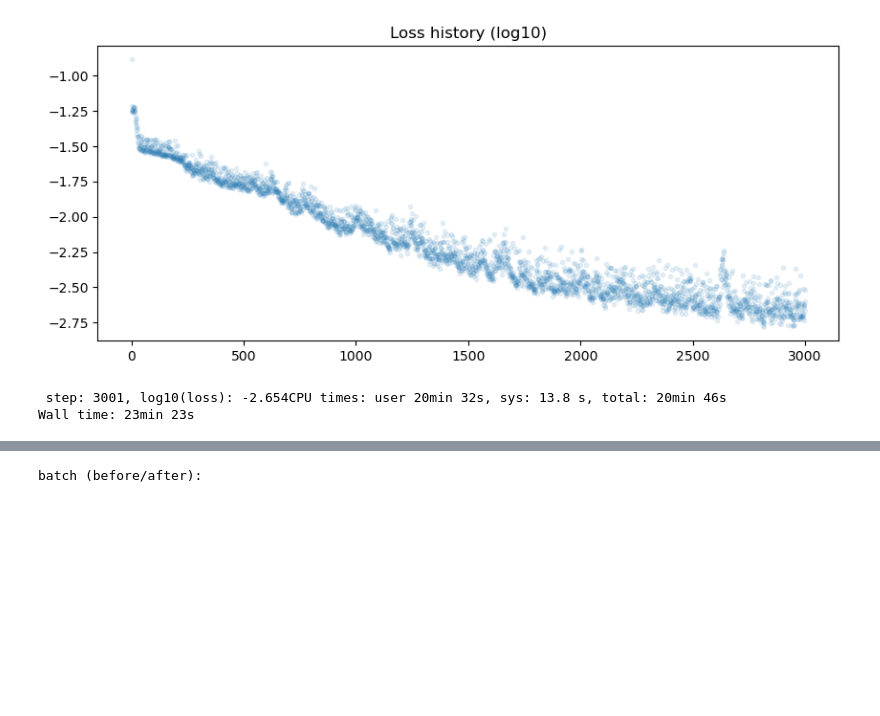
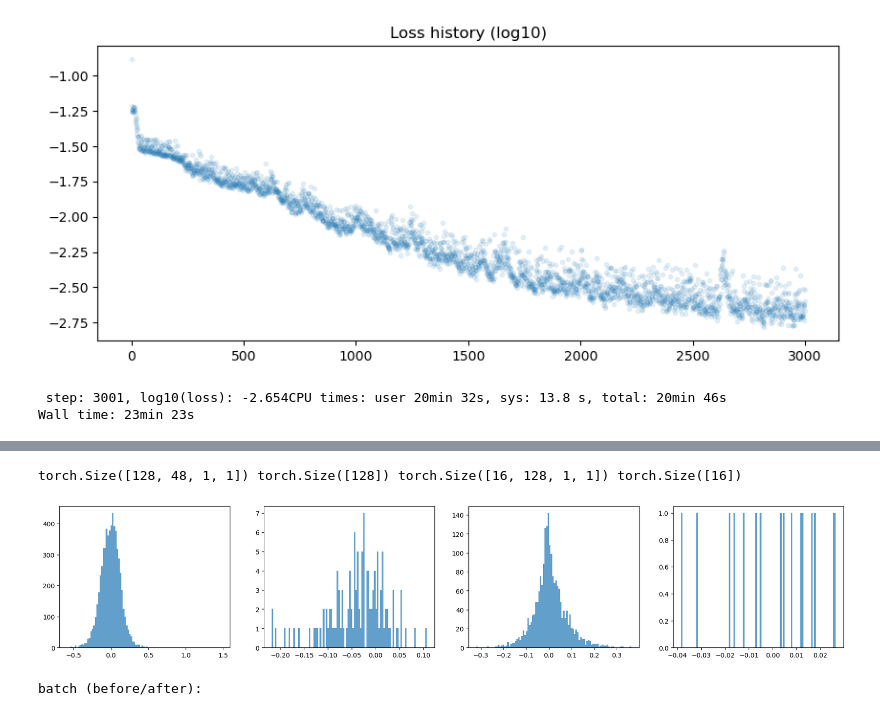
Before and after one commit to Radevsi/cellular-automata, a Jupyter notebook: Equivariant_CA_PyTorch.ipynb, the cells around one changed output, grey strips where cells are left out. Drawn from its saved outputs; the diff is of its cells as text; code cells hidden in the pictures; blank space fills up the shorter version.

```diff
--- a/Equivariant_CA_PyTorch.ipynb
+++ b/Equivariant_CA_PyTorch.ipynb
@@ -338,3 +338,8 @@ batch (before/after):
+# %%
+show_weights(ca)
+# %% [output]
+torch.Size([128, 48, 1, 1]) torch.Size([128]) torch.Size([16, 128, 1, 1]) torch.Size([16])
+[figure, added]
 # %%
 %%time
 # original torch conv layer initialization WITH weight decay
```
Also changed, not shown: parts of 4 cells of this notebook, 5 other files.
